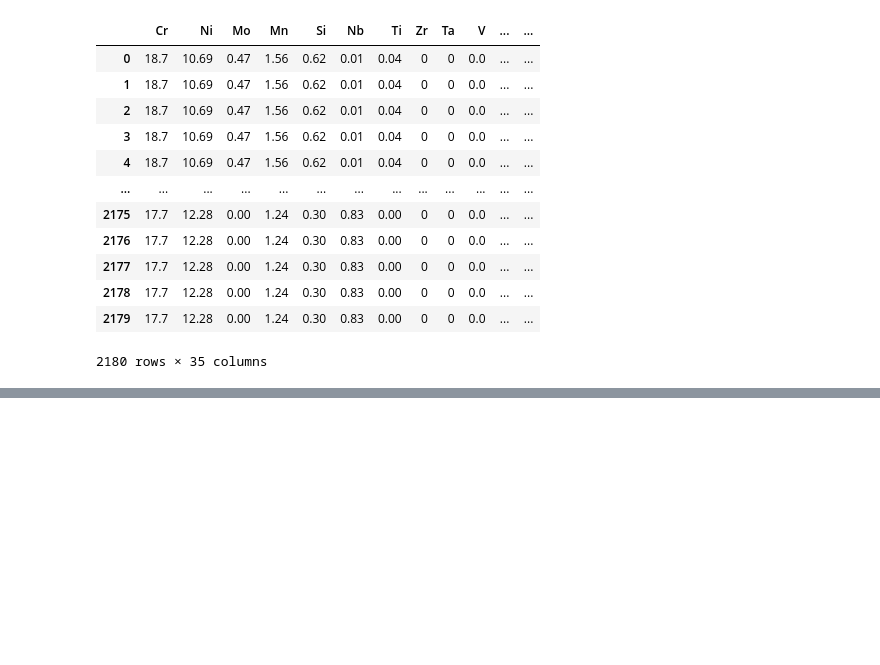
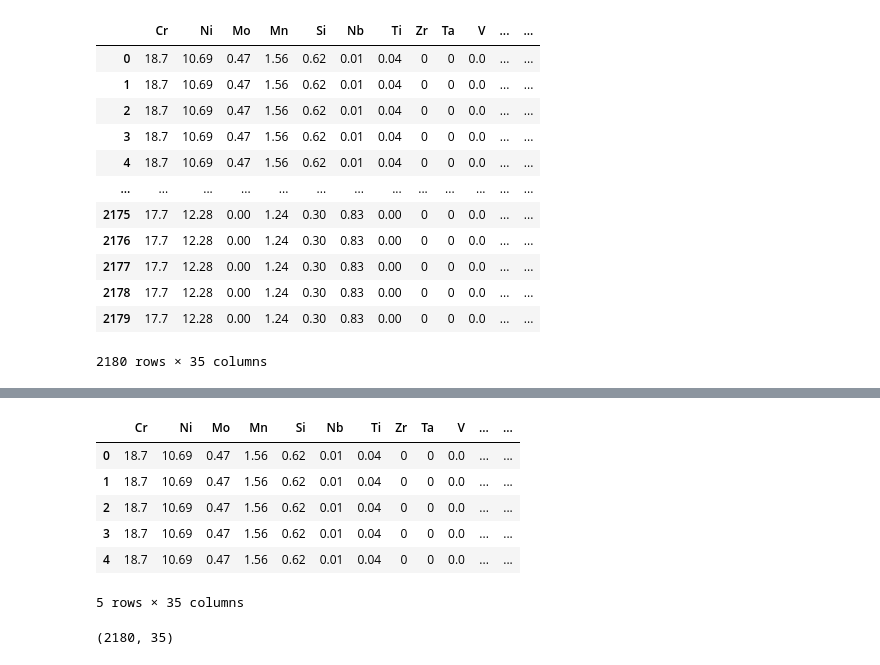
Before and after one commit to sokosaa/Machine-Learning-in-Mechanical-Engineering, a Jupyter notebook: HW1/case3/casestudy3.ipynb, the cells around one changed output, grey strips where cells are left out. Cells and saved outputs as stored; diff of their text form; code cells hidden in the pictures; blank space fills up the shorter version.

```diff
--- a/HW1/case3/casestudy3.ipynb
+++ b/HW1/case3/casestudy3.ipynb
@@ -35,0 +51,29 @@ df
+# %%
+# Lets rename the columns with easier names for our convenience
+df = df.rename(columns={'Solution_treatment_temperature':'sol_temp',
+                        'Solution_treatment_time(s)': 'sol_time',
+                        'Water_Quenched_after_s.t.':'water_quench',
+                        'Air_Quenched_after_s.t.':'air_quench',
+                        'Grains mm-2':'grains',
+                        'Type of melting':'melting_type',
+                        'Size of ingot':'ingot_size',
+                        'Product form':'product_form',
+                        'Temperature (K)': 'temp',
+                        '0.2%proof_stress (M Pa)': 'proof_stress',
+                        'UTS (M Pa)': 'uts',
+                        'Elongation (%)': 'elongation',
+                        'Area_reduction (%)': 'area_reduction',
+                        'Comments': 'comments'})
+df.head()
+# %% [output]
+|  | Cr | Ni | Mo | Mn | Si | Nb | Ti | Zr | Ta | V | ... | ... |
+| 0 | 18.7 | 10.69 | 0.47 | 1.56 | 0.62 | 0.01 | 0.04 | 0 | 0 | 0.0 | ... | ... |
+| 1 | 18.7 | 10.69 | 0.47 | 1.56 | 0.62 | 0.01 | 0.04 | 0 | 0 | 0.0 | ... | ... |
+| 2 | 18.7 | 10.69 | 0.47 | 1.56 | 0.62 | 0.01 | 0.04 | 0 | 0 | 0.0 | ... | ... |
+| 3 | 18.7 | 10.69 | 0.47 | 1.56 | 0.62 | 0.01 | 0.04 | 0 | 0 | 0.0 | ... | ... |
+| 4 | 18.7 | 10.69 | 0.47 | 1.56 | 0.62 | 0.01 | 0.04 | 0 | 0 | 0.0 | ... | ... |
+5 rows × 35 columns
+# %%
+df.shape
+# %% [output]
+(2180, 35)
```
Also changed, not shown: parts of 31 cells of this notebook.
